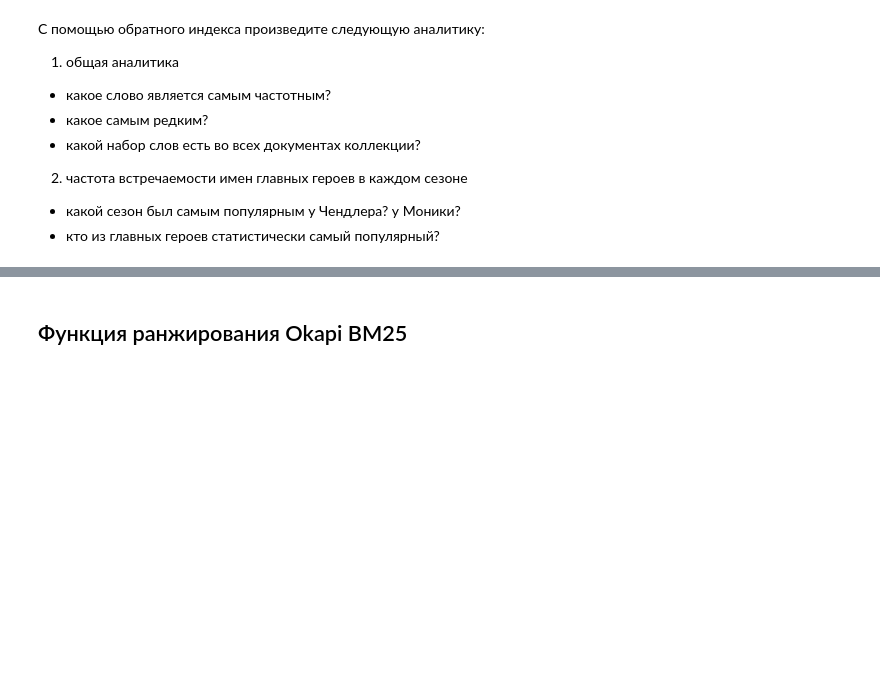
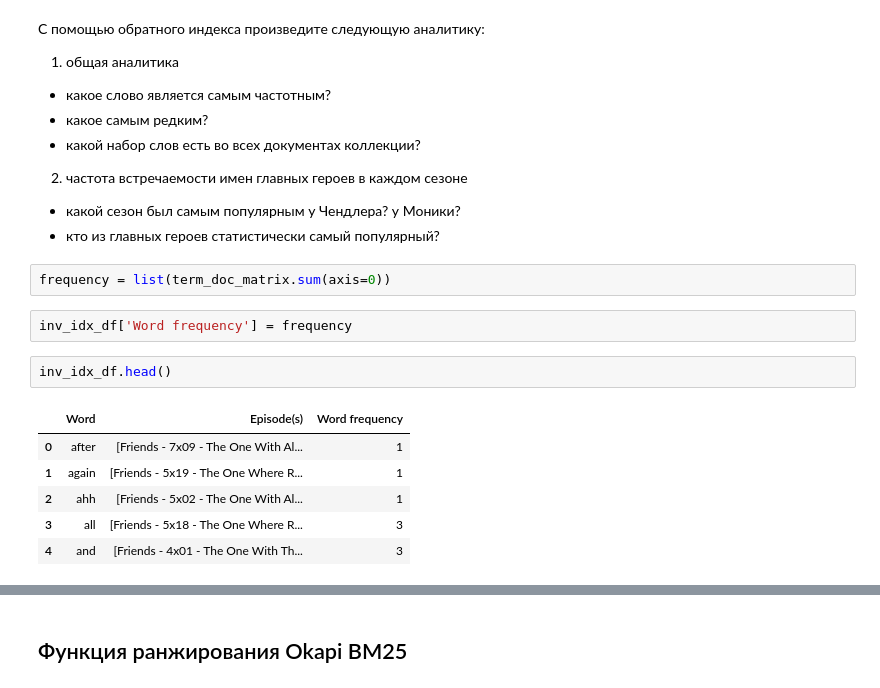
Before and after one commit to ermolaevanatasha/IR, a Jupyter notebook: sem1_Индекс.ipynb, the cells around one changed output, grey strips where cells are left out. Cells and saved outputs as stored; diff of their text form; blank space fills up the shorter version.

```diff
--- a/sem1_Индекс.ipynb
+++ b/sem1_Индекс.ipynb
@@ -212,3 +296,16 @@ def inverted_index() -> dict:
 2) частота встречаемости имен главных героев в каждом сезоне
 - какой сезон был самым популярным у Чендлера? у Моники?
 - кто из главных героев статистически самый популярный?
+# %%
+frequency = list(term_doc_matrix.sum(axis=0))
+# %%
+inv_idx_df['Word frequency'] = frequency
+# %%
+inv_idx_df.head()
+# %% [output]
+|  | Word | Episode(s) | Word frequency |
+| 0 | after | [Friends - 7x09 - The One With Al... | 1 |
+| 1 | again | [Friends - 5x19 - The One Where R... | 1 |
+| 2 | ahh | [Friends - 5x02 - The One With Al... | 1 |
+| 3 | all | [Friends - 5x18 - The One Where R... | 3 |
+| 4 | and | [Friends - 4x01 - The One With Th... | 3 |
```
Also changed, not shown: parts of 22 cells of this notebook.
